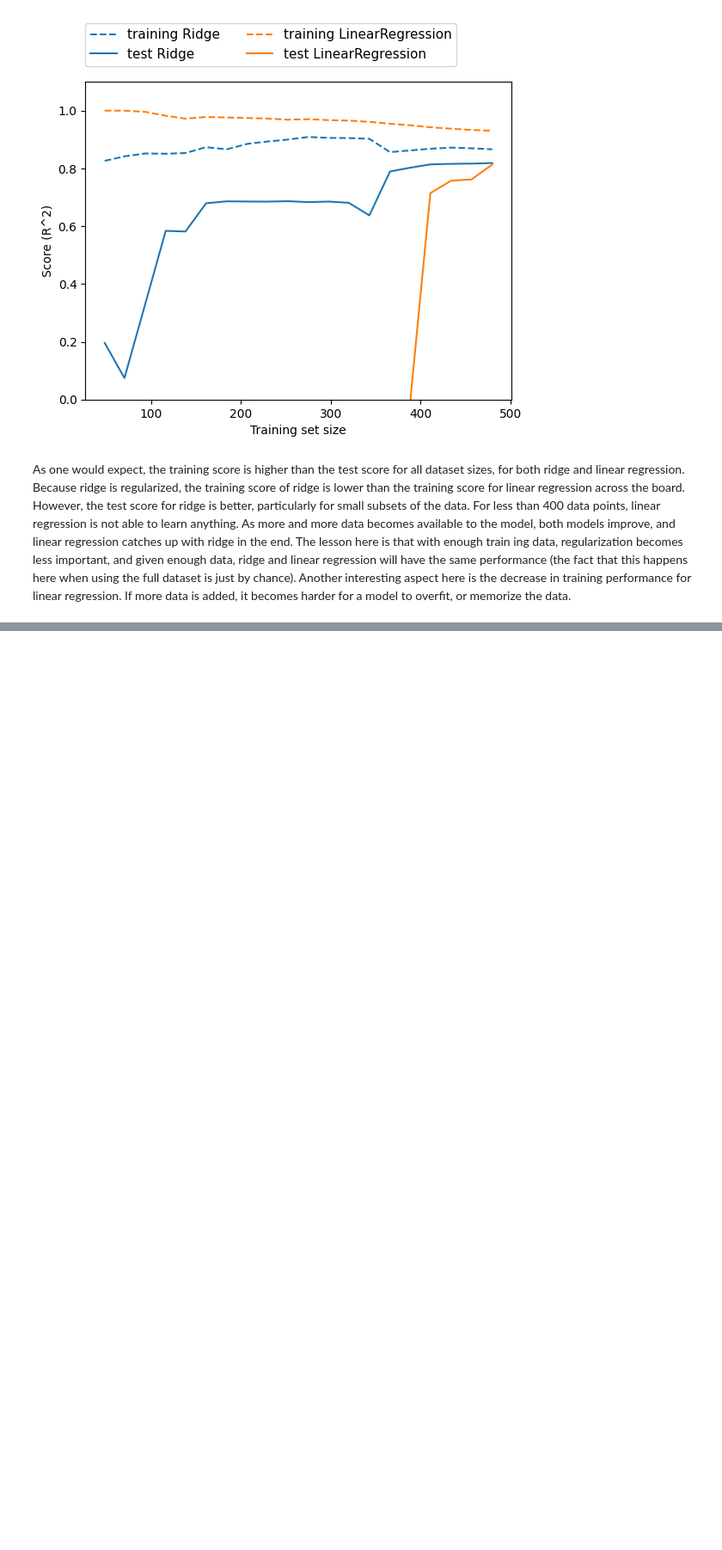
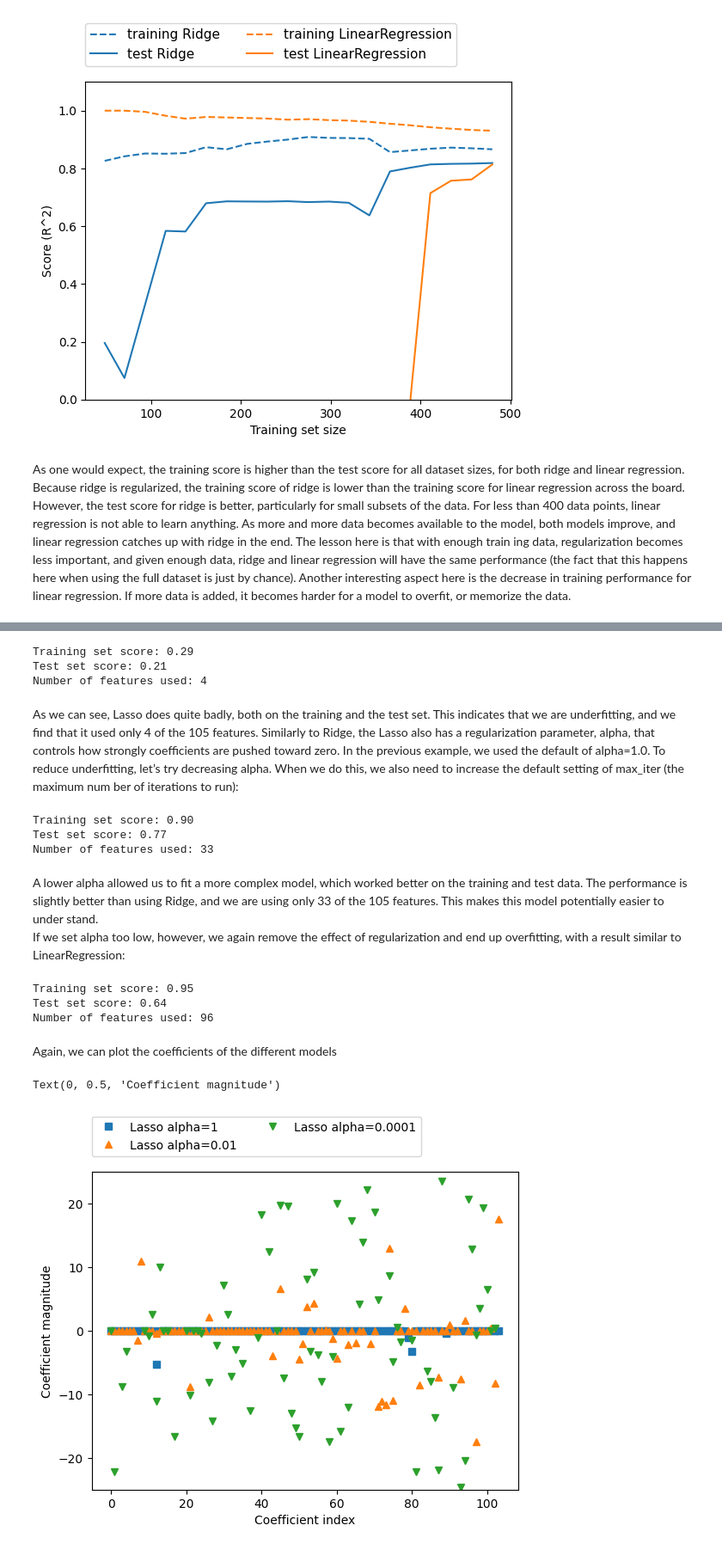
Before and after one commit to IsrakAhmed/CSE4212_Machine_Learning_Lab, a Jupyter notebook: 1. Linear Regeression.ipynb, the cells around one changed output, grey strips where cells are left out. Shown: that part at 86% size. Saved outputs shown, nothing was run; the diff lists cells and outputs as text; code cells hidden in the pictures; blank space fills up the shorter version.

Commit message:
lr, ridge, lasso - DONE

```diff
--- a/1. Linear Regeression.ipynb
+++ b/1. Linear Regeression.ipynb
@@ -212,0 +225,64 @@ ing data, regularization becomes less important, and given enough data, ridge an
+# %%
+from sklearn.linear_model import Lasso
+import numpy as np
+
+lasso = Lasso().fit(X_train, y_train)
+
+print("Training set score: {:.2f}".format(lasso.score(X_train, y_train)))
+print("Test set score: {:.2f}".format(lasso.score(X_test, y_test)))
+print("Number of features used: {}".format(np.sum(lasso.coef_ != 0)))
+# %% [output]
+Training set score: 0.29
+Test set score: 0.21
+Number of features used: 4
+# %% [markdown]
+As we can see, Lasso does quite badly, both on the training and the test set. This
+ indicates that we are underfitting, and we find that it used only 4 of the 105 features.
+ Similarly to Ridge, the Lasso also has a regularization parameter, alpha, that controls
+ how strongly coefficients are pushed toward zero. In the previous example, we used
+ the default of alpha=1.0. To reduce underfitting, let’s try decreasing alpha. When we
+ do this, we also need to increase the default setting of max_iter (the maximum num
+ber of iterations to run):
+# %%
+# we increase the default setting of "max_iter",
+# otherwise the model would warn us that we should increase max_iter.
+lasso001 = Lasso(alpha=0.01, max_iter=100000).fit(X_train, y_train)
+
+print("Training set score: {:.2f}".format(lasso001.score(X_train, y_train)))
+print("Test set score: {:.2f}".format(lasso001.score(X_test, y_test)))
+print("Number of features used: {}".format(np.sum(lasso001.coef_ != 0)))
+# %% [output]
+Training set score: 0.90
+Test set score: 0.77
+Number of features used: 33
+# %% [markdown]
+ A lower alpha allowed us to fit a more complex model, which worked better on the
+ training and test data. The performance is slightly better than using Ridge, and we are
+ using only 33 of the 105 features. This makes this model potentially easier to under
+stand.<br>
+ If we set alpha too low, however, we again remove the effect of regularization and end
+ up overfitting, with a result similar to LinearRegression:
+# %%
+lasso00001 = Lasso(alpha=0.0001, max_iter=100000).fit(X_train, y_train)
+
+print("Training set score: {:.2f}".format(lasso00001.score(X_train, y_train)))
+print("Test set score: {:.2f}".format(lasso00001.score(X_test, y_test)))
+print("Number of features used: {}".format(np.sum(lasso00001.coef_ != 0)))
+# %% [output]
+Training set score: 0.95
+Test set score: 0.64
+Number of features used: 96
+# %% [markdown]
+ Again, we can plot the coefficients of the different models
+# %%
+plt.plot(lasso.coef_, 's', label="Lasso alpha=1")
+plt.plot(lasso001.coef_, '^', label="Lasso alpha=0.01")
+plt.plot(lasso00001.coef_, 'v', label="Lasso alpha=0.0001")
+#plt.plot(ridge01.coef_, 'o', label="Ridge alpha=0.1")
+plt.legend(ncol=2, loc=(0, 1.05))
+plt.ylim(-25, 25)
+plt.xlabel("Coefficient index")
+plt.ylabel("Coefficient magnitude")
+# %% [output]
+Text(0, 0.5, 'Coefficient magnitude')
+[figure, added]
```
Also changed, not shown: parts of 1 cell of this notebook.
